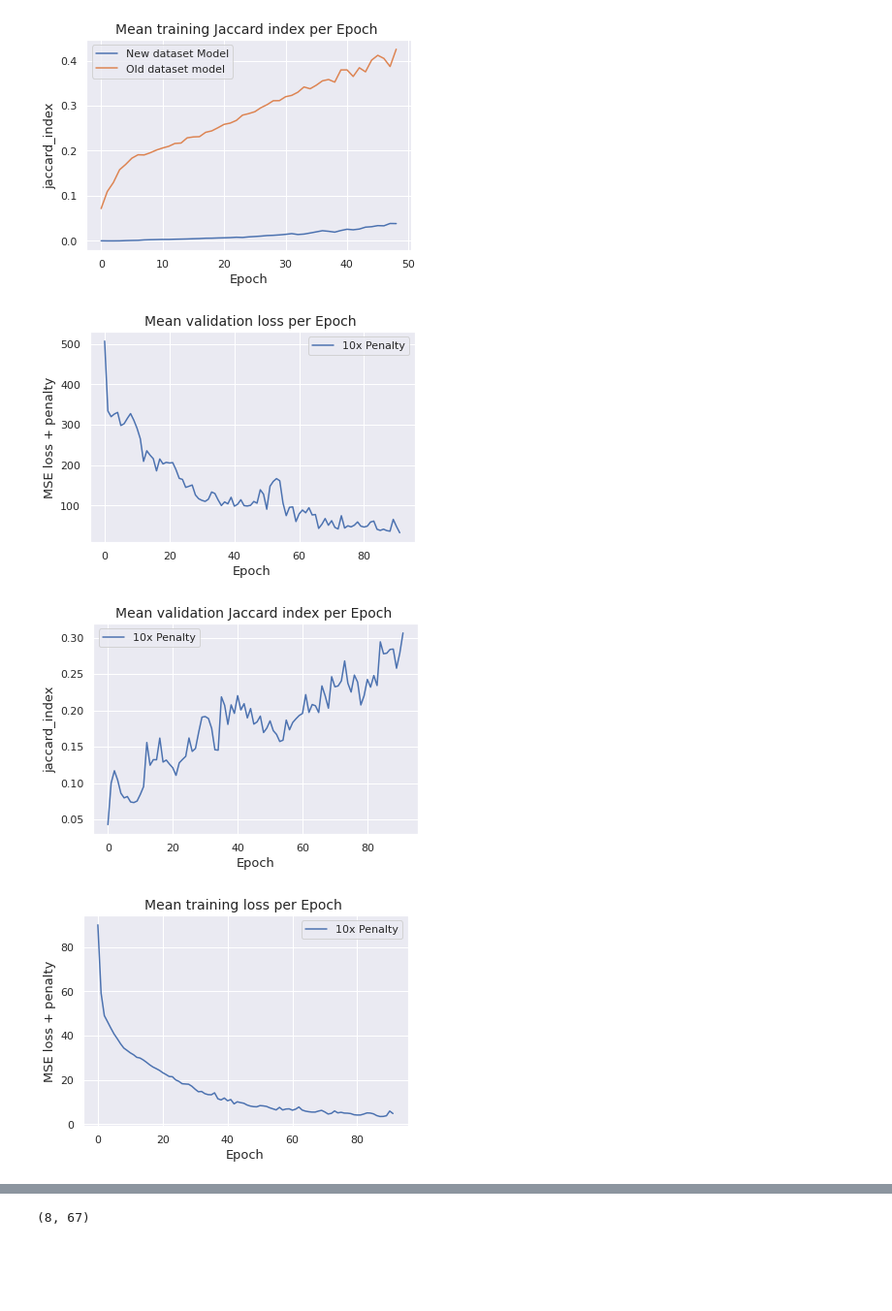
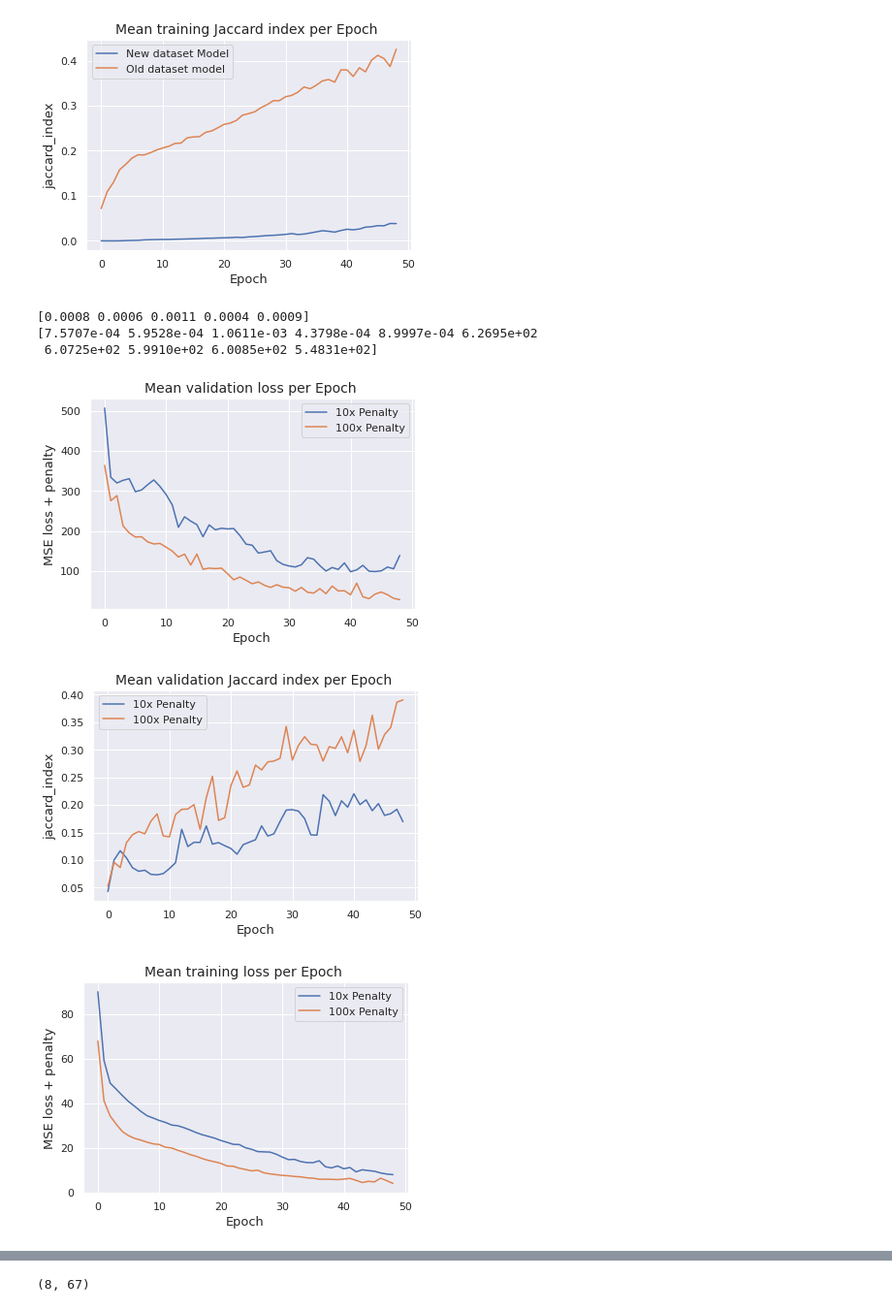
Before and after one commit to Jmckone1/unet, a Jupyter notebook: Post_Orth_Penalty_Outputs.ipynb, the cells around one changed output, grey strips where cells are left out. Shown: that part at 97% size. Saved outputs shown, nothing was run; the diff lists cells and outputs as text; code cells hidden in the pictures; blank space fills up the shorter version.

```diff
--- a/Post_Orth_Penalty_Outputs.ipynb
+++ b/Post_Orth_Penalty_Outputs.ipynb
@@ -175,7 +175,7 @@ import seaborn as sns
 sns.set_theme()
 import pandas as pd
 
-input_names = ["Unet_H16_M13_O10"]#,"Unet_H16_M13_O100","Unet_H16_M13_O0_2"]
+input_names = ["Unet_H16_M13_O10","Unet_H16_M13_O100"]#,"Unet_H16_M13_O0"]
 legend_names = ["10x Penalty", "100x Penalty"]
 output_type = ["validation_loss", "validation_jaccard_index","training_loss","jaccard_index"]
 output_axis = ["MSE loss + penalty", "jaccard_index","MSE loss + penalty","jaccard_index"]
@@ -183,47 +183,50 @@ output_title = ["validation loss", "validation Jaccard index","training loss","t
 
 second_out = ["Validation_loss","Validation_Jaccard","Training_loss","Training_Jaccard"]
 
-# loss_0 = []
-# loss_Nan_0 = []
+loss_0 = []
+loss_Nan_0 = []
 
-# for i in range(25,30):
-#     loss_0 = np.genfromtxt("Checkpoints_RANO/Unet_H16_M12_O10/Validation_Jaccard/epoch_"+str(i)+"validation_jaccard_index.csv",delimiter=',')
-#     loss_Nan_0 = np.append(loss_Nan_0, np.mean(loss_0[np.logical_not(np.isnan(loss_0))]))
-# print(loss_Nan_0)
+for i in range(25,30):
+    loss_0 = np.genfromtxt("Checkpoints_RANO/Unet_H16_M12_O10/Validation_Jaccard/epoch_"+str(i)+"validation_jaccard_index.csv",delimiter=',')
+    loss_Nan_0 = np.append(loss_Nan_0, np.mean(loss_0[np.logical_not(np.isnan(loss_0))]))
+print(loss_Nan_0)
 
-# for i in range(25,30):
-#     loss_0 = np.genfromtxt("Checkpoints_RANO/Unet_H16_M12_O10/Validation_loss/epoch_"+str(i)+"validation_loss.csv",delimiter=',')
-#     loss_Nan_0 = np.append(loss_Nan_0, np.mean(loss_0[np.logical_not(np.isnan(loss_0))]))
-# print(loss_Nan_0)
+for i in range(25,30):
+    loss_0 = np.genfromtxt("Checkpoints_RANO/Unet_H16_M12_O10/Validation_loss/epoch_"+str(i)+"validation_loss.csv",delimiter=',')
+    loss_Nan_0 = np.append(loss_Nan_0, np.mean(loss_0[np.logical_not(np.isnan(loss_0))]))
+print(loss_Nan_0)
 
 loss_0 = []
 loss_Nan_0 = []
 
 for c in range(len(output_type)):
     ax = plt.subplot()
     for s in range(len(input_names)):
-        for i in range(92):
+        for i in range(49):
 #             if s == 1:
             loss_0 = np.genfromtxt("Checkpoints_RANO/"+ input_names[s]+ "/" + second_out[c] + "/epoch_"+str(i)+output_type[c] + ".csv",delimiter=',')
             loss_Nan_0 = np.append(loss_Nan_0, np.mean(loss_0[np.logical_not(np.isnan(loss_0))]))
 #             else:
 #                 loss_0 = np.genfromtxt("Checkpoints_RANO/"+input_names[s]+"/epoch_"+str(i)+output_type[c],delimiter=',')
 #                 loss_Nan_0 = np.append(loss_Nan_0, np.mean(loss_0[np.logical_not(np.isnan(loss_0))]))
 
         ax.plot(range(len(loss_Nan_0)),loss_Nan_0)
         loss_0 = []
         loss_Nan_0 = []
 #     if c == 0:
 #         plt.ylim([100, 400])
 
     plt.title("Mean " + output_title[c]+ " per Epoch ",fontsize=14)
     ax.legend(legend_names,fontsize=11)
     plt.xlabel("Epoch",fontsize=13)
     plt.ylabel(ylabel=output_axis[c],fontsize=13)
     plt.show()
 
 # one thing that i can do is to do as andy suggested and include a single parameters file that can be used to
 # %% [output]
+[0.0008 0.0006 0.0011 0.0004 0.0009]
+[7.5707e-04 5.9528e-04 1.0611e-03 4.3798e-04 8.9997e-04 6.2695e+02
+ 6.0725e+02 5.9910e+02 6.0085e+02 5.4831e+02]
-[figure, old version]
+[figure, new version]
-[figure, old version]
+[figure, new version]
-[figure, old version]
+[figure, new version]
```
Also changed, not shown: parts of 2 cells of this notebook, 7 other files.
